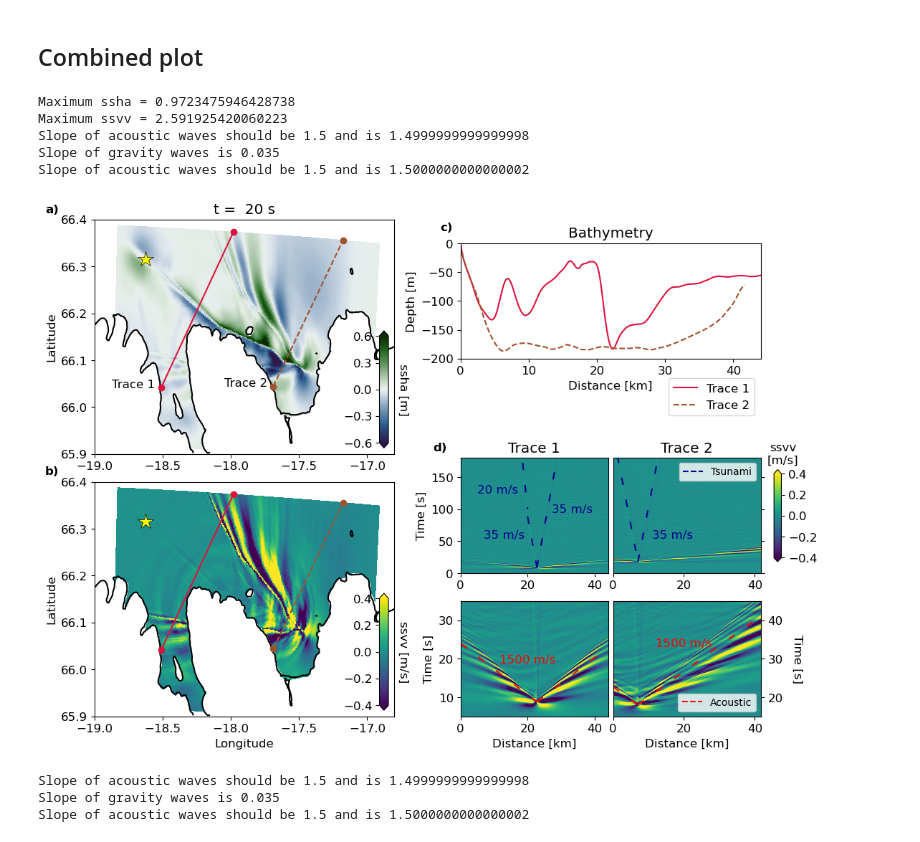
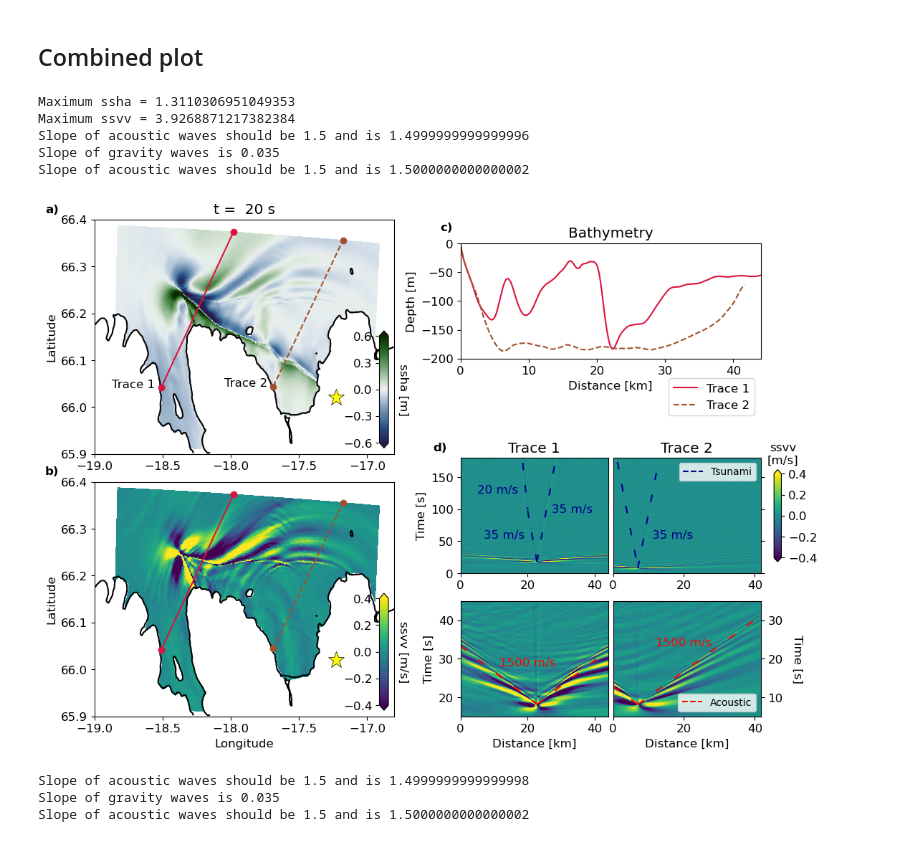
Before and after one commit to fabian-kutschera/Scripts4Processing, a Jupyter notebook: post_plotting/cross-section_from_receivers-combined-figure.ipynb, the cells around one changed output. Drawn from its saved outputs; the diff is of its cells as text; code cells hidden in the pictures.

```diff
--- a/post_plotting/cross-section_from_receivers-combined-figure.ipynb
+++ b/post_plotting/cross-section_from_receivers-combined-figure.ipynb
@@ -33,7 +33,7 @@ plt.rcParams["font.family"] = "sans"
 matplotlib.rc("xtick", labelsize=ps)
 matplotlib.rc("ytick", labelsize=ps)
 # %%
-label = "West"
+label = "East"
 
 if (label == "West"):
     directory = "/import/freenas-m-04-students/fkutschera/simulations/HFFZ_fullycp_o5_180s_west/"
@@ -357,7 +357,7 @@ ax1.plot([trace2_min_lon, trace2_max_lon], [trace2_min_lat, trace2_max_lat], 'o'
 ax1.set_ylabel("Latitude")
 ax1.text(x=trace1_min_lon-0.36, y=trace1_min_lat, s="Trace 1")
 ax1.text(x=trace2_min_lon-0.36, y=trace2_min_lat, s="Trace 2")
-ax1.plot(hypo_lon, hypo_lat, '*', markersize=16, markeredgecolor='black', markerfacecolor='yellow', markeredgewidth=0.5)
+ax1.plot(hypo_lon, hypo_lat, '*', markersize=17, markeredgecolor='black', markerfacecolor='yellow', markeredgewidth=0.5)
 
 # BATHY 1
 ax2 = fig.add_subplot(gs[1:6,12:22])
@@ -377,7 +377,7 @@ ax4.plot([trace1_min_lon, trace1_max_lon], [trace1_min_lat, trace1_max_lat], 'o'
 ax4.plot([trace2_min_lon, trace2_max_lon], [trace2_min_lat, trace2_max_lat], 'o', color="sienna", linestyle="dashed")
 ax4.set_xlabel("Longitude")
 ax4.set_ylabel("Latitude")
-ax4.plot(hypo_lon, hypo_lat, '*', markersize=16, markeredgecolor='black', markerfacecolor='yellow', markeredgewidth=0.5)
+ax4.plot(hypo_lon, hypo_lat, '*', markersize=17, markeredgecolor='black', markerfacecolor='yellow', markeredgewidth=0.5)
 
 # onset times for Trace 1
 if (label == "West"):
@@ -493,37 +493,37 @@ xl = np.linspace(0, distance_shift, 1000)
 yr = 1/vel_ac*xr - 1/vel_ac*xr[0] + time_shift
 yl = -1/vel_ac*xl + 1/vel_ac*xl[-1] + time_shift
 ax8.plot(xr, yr, linestyle=(0, (5, 10)), color='red')
 ax8.plot(xl, yl, linestyle=(0, (5, 10)), color='red')
 ax8.text(x=12.0,y=time_shift+15.2,s="{:.0f} m/s".format(vel_ac*1000), color="red")
 print("Slope of acoustic waves should be 1.5 and is {}".format((max(xr)-min(xr))/(max(yr)-min(yr))))
 
 #https://stackoverflow.com/questions/39500265/how-to-manually-create-a-legend
 colors = ['red']
 lines = [Line2D([0], [0], color=c, linestyle="dashed") for c in colors]
 labels = ["Acoustic"]
 ax8.legend(lines, labels, loc="lower right", fontsize=10)
 
 colors = ['darkblue']
 lines = [Line2D([0], [0], color=c, linestyle="dashed") for c in colors]
 labels = ["Tsunami"]
 ax6.legend(lines, labels, loc="upper right", fontsize=10)
 
 
 # Add figure labels
 ax1.text(-19.36, 66.415, "a)", fontsize=12, weight="bold")
 ax2.text(-3, 22, "c)", fontsize=12, weight="bold")
 ax4.text(-19.36, 66.415, "b)", fontsize=12, weight="bold")
 ax2.text(-4, -360, "d)", fontsize=12, weight="bold")
 
 fig.savefig("Scenarios_{}_notitle.png".format(label), dpi=300)
 plt.show()
 # %% [output]
-Maximum ssha = 0.9723475946428738
-Maximum ssvv = 2.591925420060223
-Slope of acoustic waves should be 1.5 and is 1.4999999999999998
+Maximum ssha = 1.3110306951049353
+Maximum ssvv = 3.9268871217382384
+Slope of acoustic waves should be 1.5 and is 1.4999999999999996
 Slope of gravity waves is 0.035
 Slope of acoustic waves should be 1.5 and is 1.5000000000000002
-[figure, old version]
+[figure, new version]
 # %%
 # only SSVV
 cmap = matplotlib.cm.get_cmap("viridis").copy()
```
Also changed, not shown: parts of 3 cells of this notebook, 3 other files.
